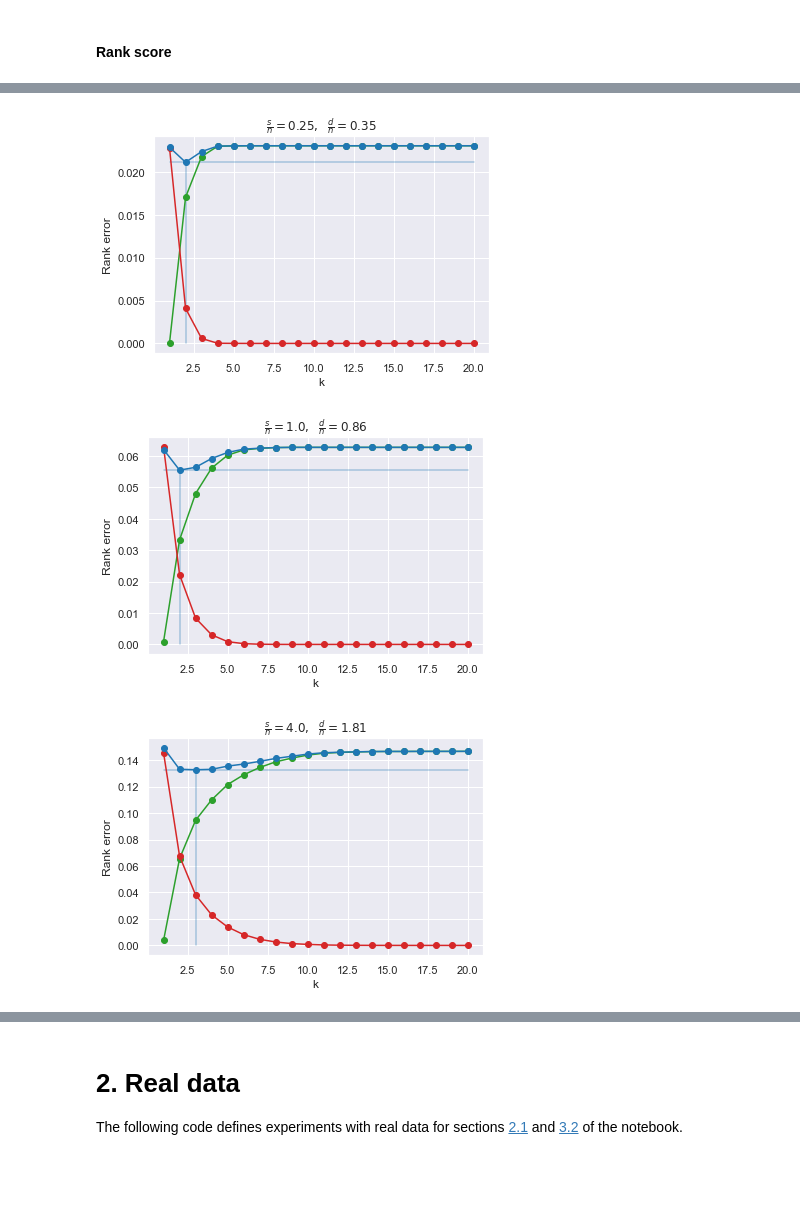
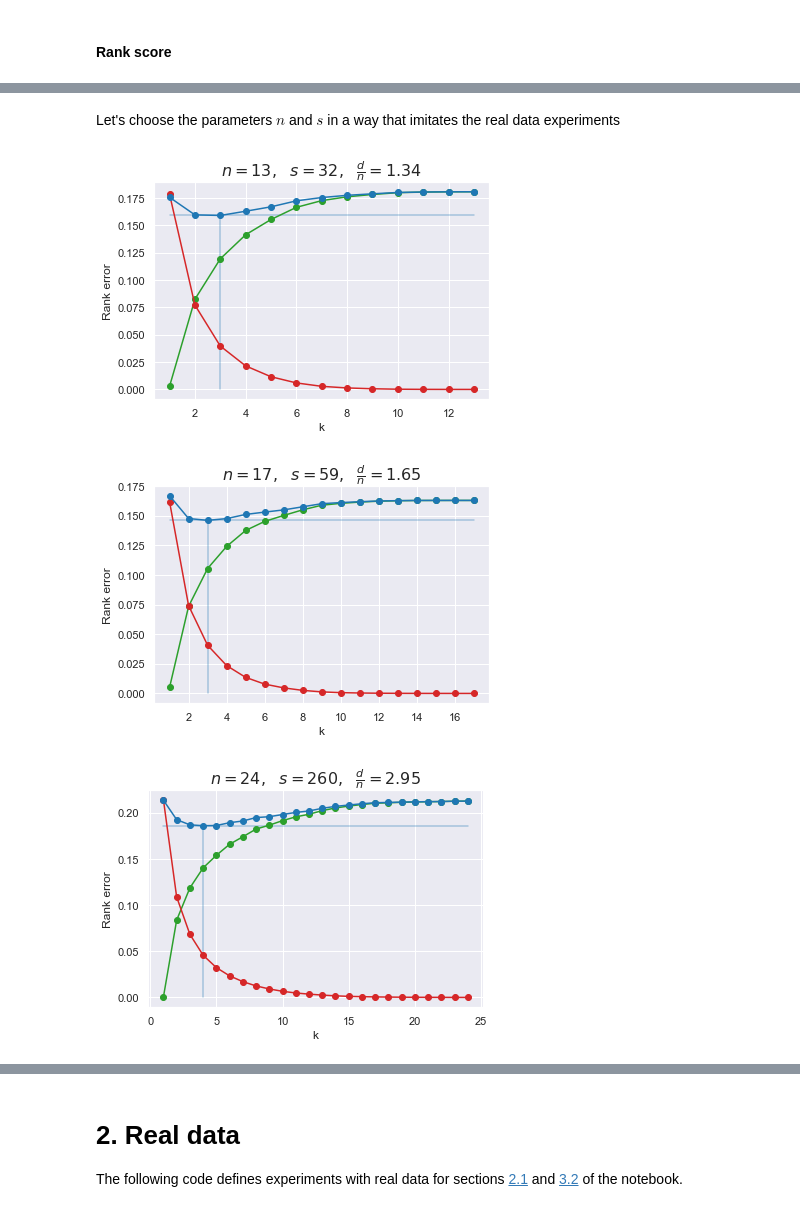
Before and after one commit to Didayolo/automl-conf-2022, a Jupyter notebook: experiments.ipynb, the cells around one changed output, grey strips where cells are left out. Saved outputs shown, nothing was run; the diff lists cells and outputs as text; code cells hidden in the pictures; blank space fills up the shorter version.

```diff
--- a/experiments.ipynb
+++ b/experiments.ipynb
@@ -483,19 +486,26 @@ def artificial_experiment(n, N, trials=200, show_rank_plot=False):
     kstar = np.min(test) # min because -log
     kstar_i = np.argmin(test) + 1
     ### PLOTS ###
+    # Scale and marker size for n > 200
+    size = None
+    if n>200:
+        size = 3 # marker size
+        fig, ax = plt.subplots(1, 1) # scale
+        ax.set_xscale('function', functions=(forward, inverse))
     # k* score
     plt.plot([1, _k[-1]], [kstar, kstar], '-', label='k*', color='tab:blue', alpha=0.35) # horizontal
     plt.plot([kstar_i, kstar_i], [0, kstar], '-', label='k*', color='tab:blue', alpha=0.35) # vertical
     # green : generalization gap / proba(gagnant F\D | top-k)
-    plt.plot(_k, generalization, 'o-', label='True winner selected when in top-k', color='tab:green')
+    plt.plot(_k, generalization, 'o-', label='True winner selected when in top-k', color='tab:green', markersize=size)
     # red : train error / proba(top-k)
-    plt.plot(_k, train, 'o-', label='True winner in top-k', color='tab:red')
+    plt.plot(_k, train, 'o-', label='True winner in top-k', color='tab:red', markersize=size)
     # blue : test error / acc(k)
-    plt.plot(_k, test, 'o-', label='Empirical meta-test accuracy', color='tab:blue')
+    plt.plot(_k, test, 'o-', label='Empirical meta-test accuracy', color='tab:blue', markersize=size)
     plt.xlabel('k')
     ylabel = 'Rank error' if show_rank_plot else 'NLA'
     plt.ylabel(ylabel)
-    plt.title(r'$\frac{{s}}{{n}} = {}, ~~ \frac{{d}}{{n}} = {}$'.format(round(N/n, 2), round(d/n, 2)))
+    #plt.title(r'$\frac{{s}}{{n}} = {}, ~~ \frac{{d}}{{n}} = {}$'.format(round(N/n, 2), round(d/n, 2)), fontdict={'fontsize':16})
+    plt.title(r'$n = {}, ~~ s = {}, ~~ \frac{{d}}{{n}} = {}$'.format(n, N, round(d/n, 2)), fontdict={'fontsize':16})
     plt.show()
 # %% [markdown]
 #### NLA
@@ -529,13 +533,15 @@ artificial_experiment(20, 1280, trials=10000)
+# %% [markdown]
+Let's choose the parameters $n$ and $s$ in a way that imitates the real data experiments
 # %%
-artificial_experiment(20, 5, trials=10000, show_rank_plot=True)
+artificial_experiment(13, 32, trials=10000, show_rank_plot=True)
 # %% [output]
-[figure, old version]
+[figure, new version]
 # %%
-artificial_experiment(20, 20, trials=10000, show_rank_plot=True)
+artificial_experiment(17, 59, trials=10000, show_rank_plot=True)
 # %% [output]
-[figure, old version]
+[figure, new version]
 # %%
-artificial_experiment(20, 80, trials=10000, show_rank_plot=True)
+artificial_experiment(24, 260, trials=10000, show_rank_plot=True)
 # %% [output]
-[figure, old version]
+[figure, new version]
 # %%
```
Also changed, not shown: parts of 20 cells of this notebook, 1 other file.
